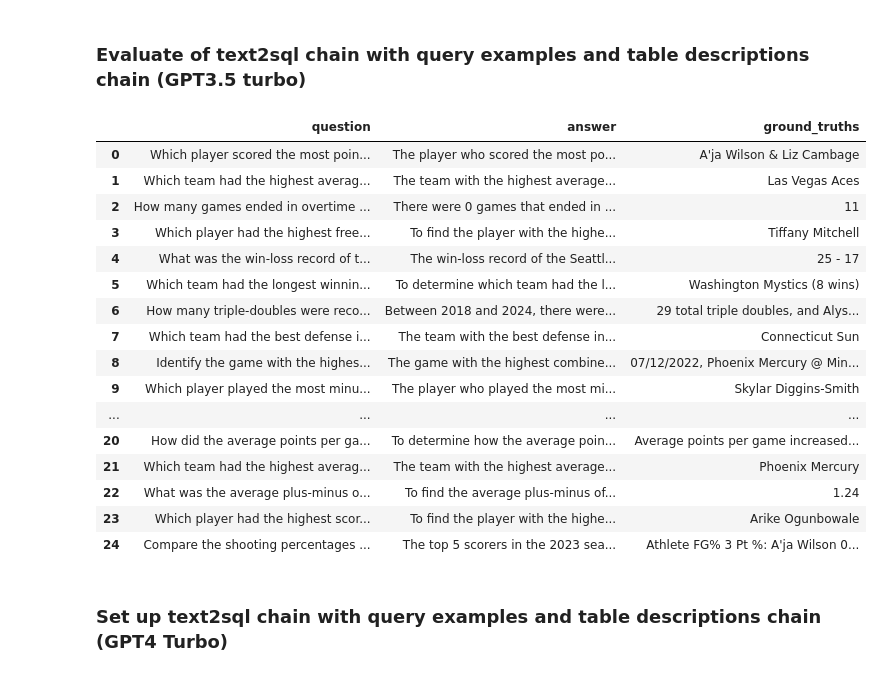
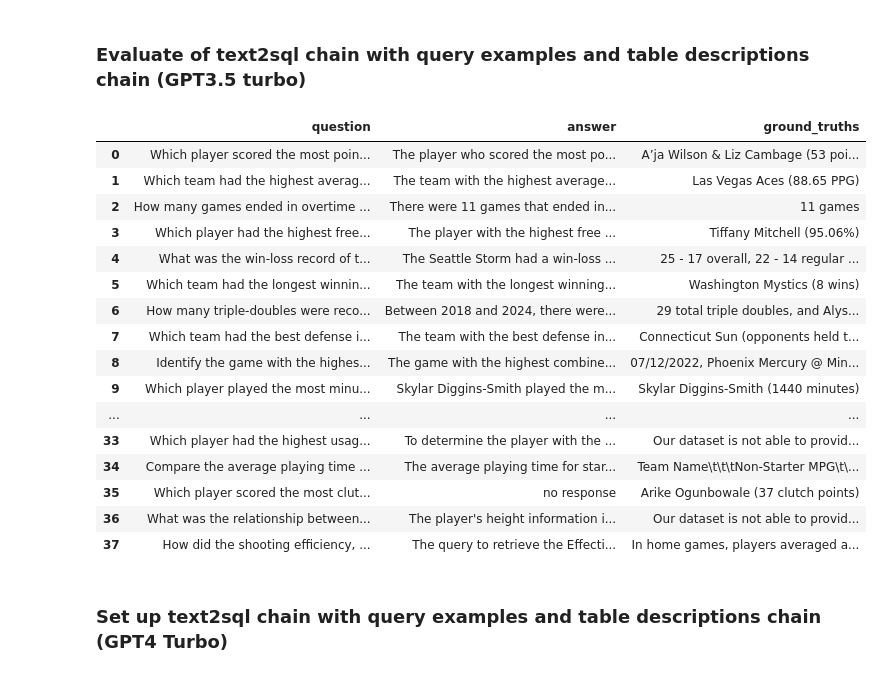
Before and after one commit to MIDS2024-Capstone-HoopIQ/project, a Jupyter notebook: langchain_test_code/langchain_text2sql_evaluations.ipynb, the cells around one changed output. Drawn from its saved outputs; the diff is of its cells as text; code cells hidden in the pictures.

```diff
--- a/langchain_test_code/langchain_text2sql_evaluations.ipynb
+++ b/langchain_test_code/langchain_text2sql_evaluations.ipynb
@@ -120,0 +170,4 @@ display(dataset)
+# %%
+baseline_llm = ChatOpenAI(model_name= "gpt-4o-mini", temperature= 0)
+
+baseline_chain = baseline_prompt | baseline_llm
@@ -120,0 +214,4 @@ display(dataset)
+# %%
+base_llm = ChatAnthropic(model="claude-3-5-sonnet-20240620", temperature=0)
+
+baseline_chain = baseline_prompt | baseline_llm
@@ -242,24 +385,27 @@ prompt = ChatPromptTemplate.from_messages([
         "system",
         """You are an agent designed to interact with a SQL database and a WNBA expert to answer questions about the WNBA.
         Given an input question, create a syntactically correct SQLite query to run, then look at the results of the query and return the answer.
+        If applicable, return the statistical numbers as well.
         You should also leverage your pre-existing knowledge of WNBA rules, statistics, teams, players, and history to understand and interpret user questions and your answer accurately.
         Unless the user specifies a specific number of examples they wish to obtain, always limit your query to at most 5 results.
         You can order the results by a relevant column to return the most interesting examples in the database.
         Never query for all the columns from a specific table, only ask for the relevant columns given the question.
         You have access to tools for interacting with the database.
-        Base your final answer on the information returned by these tools and with your existing knowledge of the WNBA.
+        Base your final answer on the information returned by these tools, combined with your existing knowledge of the WNBA.
         You MUST double check your query before executing it. If you get an error while executing a query, rewrite the query and try again.
 
         When referring to a specific game, DO NOT just provide the game ID. You MUST also provide the two teams involved in the game.
 
-        You MUST always execute the query and use the result to contruct the final answer. DO NOT tell me to excute the query.
+        DO NOT make any DML statements (INSERT, UPDATE, DELETE, DROP etc.) to the database.
 
-        DO NOT make any DML statements (INSERT, UPDATE, DELETE, DROP etc.) to the database.
+        DO NOT give me the SQL query.
+
+        You MUST always execute the query and use the result to contruct the final answer.
 
         To start you should ALWAYS look at the tables in the database to see what you can query.
         Do NOT skip this step.
         Then you should query the schema of the most relevant tables.
-        Here is the relevant table info: {table_names_to_use}.""",
+        Here is the relevant table info, but feel free to use other tables you deem necessary: {table_names_to_use}.""",
     ),
     few_shot_prompt,
     ("user", "{input}"),
@@ -280,53 +426,68 @@ agent = (
     | llm_with_tools
     | OpenAIToolsAgentOutputParser()
 )
-agent_executor = AgentExecutor(agent = agent, tools = tools, verbose = False, return_intermediate_steps = True)
 # %% [markdown]
 ### Evaluate of text2sql chain with query examples and table descriptions chain (GPT3.5 turbo)
 # %%
-questions = test_set['question']
-ground_truths = test_set['answer']
+import openai
 
 answers = []
 contexts = []
 
 # Inference
 for query in questions:
-    response = agent_executor.invoke({
-        "input": query,
-        #passing result of table chain to text2sql agent
-        "table_names_to_use": table_chain.invoke(query),
-    })
-    answers.append(response['output'])
-    contexts.append(response['intermediate_steps'])
+    agent_executor = AgentExecutor(agent = agent, tools = tools, verbose = False, return_intermediate_steps = True, max_iterations = 5)
+    response = None
+    count = 0
+    while response is None and count <= 5:
+        try:
+            response = agent_executor.invoke({
+            "input": query,
+            #passing result of table chain to text2sql agent
+            "table_names_to_use": table_chain.invoke(query)
+            })
+        except openai.BadRequestError as e:
+            agent_executor = AgentExecutor(agent = agent, tools = tools, verbose = False, return_intermediate_steps = True, max_iterations = 1)
+            count += 1
+        else:
+            if 'SQL query' in response['output'] or 'Agent stopped' in response['output']:
+                response = None
+                count += 1
+
+    if response is not None:
+        answers.append(response['output'])
+        contexts.append(response['intermediate_steps'])
+    else:
+        answers.append("no response")
+        contexts.append("no response")
 
 # To dict
 data = {
     "question": questions,
     "answer": answers,
     "ground_truths": ground_truths
 }
 
 dataset = pd.DataFrame.from_dict(data)
 display(dataset)
 # %% [output]
 |  | question | answer | ground_truths |
-| 0 | Which player scored the most poin... | The player who scored the most po... | A'ja Wilson & Liz Cambage |
-| 1 | Which team had the highest averag... | The team with the highest average... | Las Vegas Aces |
-| 2 | How many games ended in overtime ... | There were 0 games that ended in ... | 11 |
-| 3 | Which player had the highest free... | To find the player with the highe... | Tiffany Mitchell |
-| 4 | What was the win-loss record of t... | The win-loss record of the Seattl... | 25 - 17 |
-| 5 | Which team had the longest winnin... | To determine which team had the l... | Washington Mystics (8 wins) |
+| 0 | Which player scored the most poin... | The player who scored the most po... | A’ja Wilson & Liz Cambage (53 poi... |
+| 1 | Which team had the highest averag... | The team with the highest average... | Las Vegas Aces (88.65 PPG) |
+| 2 | How many games ended in overtime ... | There were 11 games that ended in... | 11 games |
+| 3 | Which player had the highest free... | The player with the highest free ... | Tiffany Mitchell (95.06%) |
+| 4 | What was the win-loss record of t... | The Seattle Storm had a win-loss ... | 25 - 17 overall, 22 - 14 regular ... |
+| 5 | Which team had the longest winnin... | The team with the longest winning... | Washington Mystics (8 wins) |
 | 6 | How many triple-doubles were reco... | Between 2018 and 2024, there were... | 29 total triple doubles, and Alys... |
-| 7 | Which team had the best defense i... | The team with the best defense in... | Connecticut Sun |
+| 7 | Which team had the best defense i... | The team with the best defense in... | Connecticut Sun (opponents held t... |
 | 8 | Identify the game with the highes... | The game with the highest combine... | 07/12/2022, Phoenix Mercury @ Min... |
-| 9 | Which player played the most minu... | The player who played the most mi... | Skylar Diggins-Smith |
+| 9 | Which player played the most minu... | Skylar Diggins-Smith played the m... | Skylar Diggins-Smith (1440 minutes) |
 | ... | ... | ... | ... |
-| 20 | How did the average points per ga... | To determine how the average poin... | Average points per game increased... |
-| 21 | Which team had the highest averag... | The team with the highest average... | Phoenix Mercury |
-| 22 | What was the average plus-minus o... | To find the average plus-minus of... | 1.24 |
-| 23 | Which player had the highest scor... | To find the player with the highe... | Arike Ogunbowale |
-| 24 | Compare the shooting percentages ... | The top 5 scorers in the 2023 sea... | Athlete FG% 3 Pt %: A'ja Wilson 0... |
+| 33 | Which player had the highest usag... | To determine the player with the ... | Our dataset is not able to provid... |
+| 34 | Compare the average playing time ... | The average playing time for star... | Team Name\t\t\tNon-Starter MPG\t\... |
+| 35 | Which player scored the most clut... | no response | Arike Ogunbowale (37 clutch points) |
+| 36 | What was the relationship between... | The player's height information i... | Our dataset is not able to provid... |
+| 37 | How did the shooting efficiency, ... | The query to retrieve the Effecti... | In home games, players averaged a... |
 # %% [markdown]
 ### Set up text2sql chain with query examples and table descriptions chain (GPT4 Turbo)
 # %%
```
Also changed, not shown: parts of 35 cells of this notebook, 1 other file.
